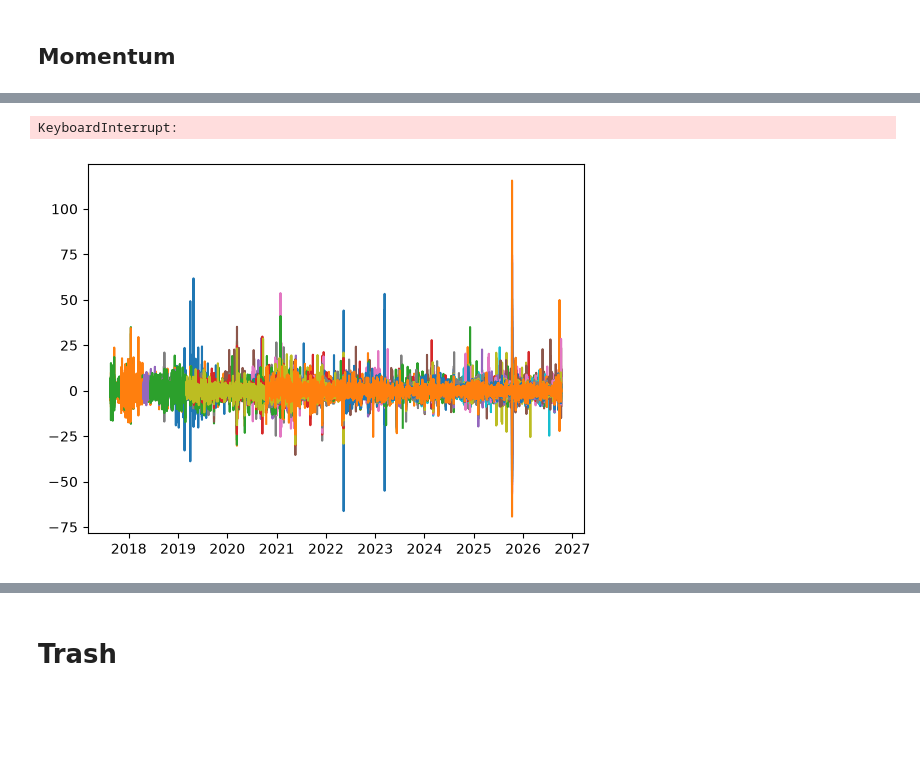
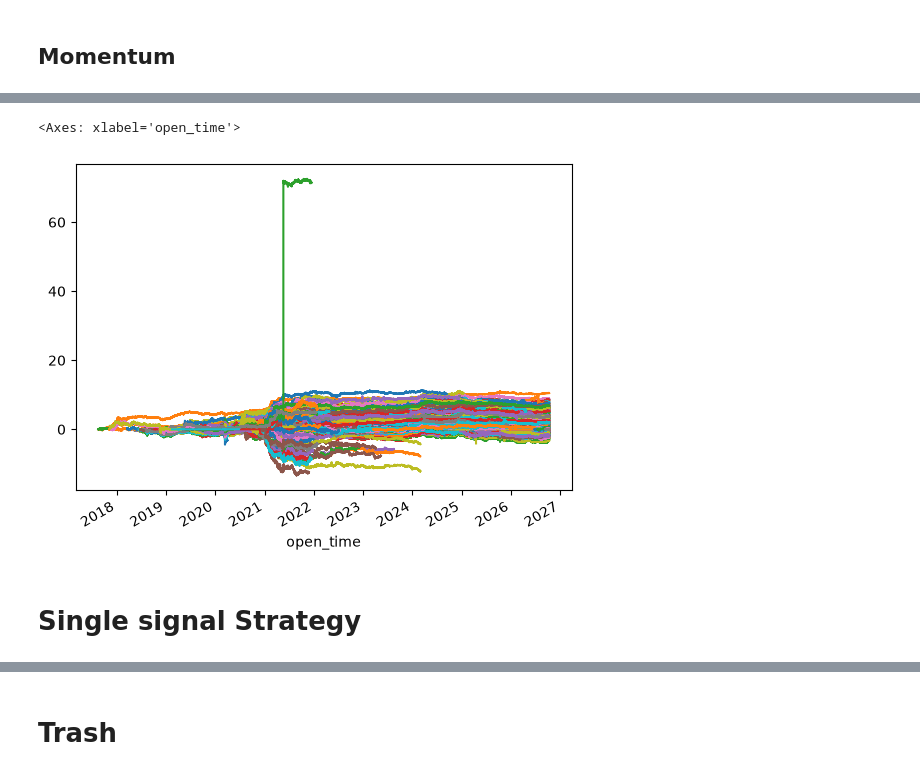
Before and after one commit to Parracho/Project-Finance, a Jupyter notebook: alpha_beta.ipynb, the cells around one changed output, grey strips where cells are left out. Cells and saved outputs as stored; diff of their text form; code cells hidden in the pictures; blank space fills up the shorter version.

```diff
--- a/alpha_beta.ipynb
+++ b/alpha_beta.ipynb
@@ -305,2 +345,0 @@ prev.dropna(axis=0, how="all").plot(legend=False)
-# %%
-ret = px.pct_change(fill_method=None)
@@ -312,5 +346,7 @@ KeyboardInterrupt:
-# %%
-((ret-ret.mean())/ret.std()).plot(legend=False)
-# %% [output]
-KeyboardInterrupt:
-[figure, removed]
+# %%
+ret.dropna(axis=0, how="all").cumsum().plot(legend=False)
+# %% [output]
+<Axes: xlabel='open_time'>
+[figure, added]
+# %% [markdown]
+# Single signal Strategy
```
Also changed, not shown: parts of 45 cells of this notebook.
